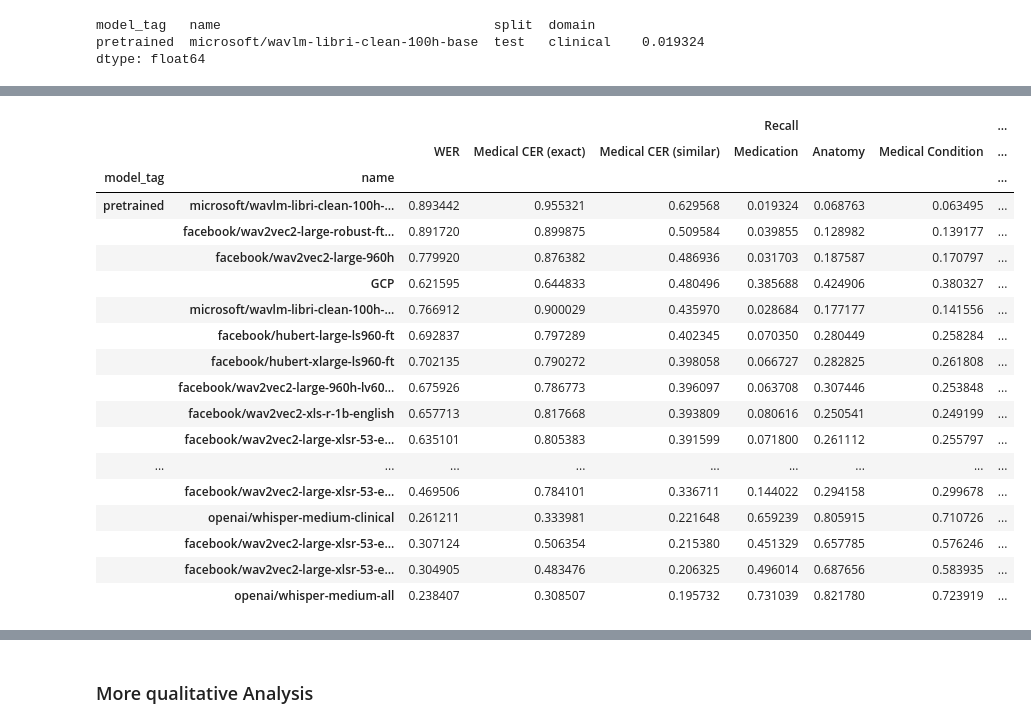
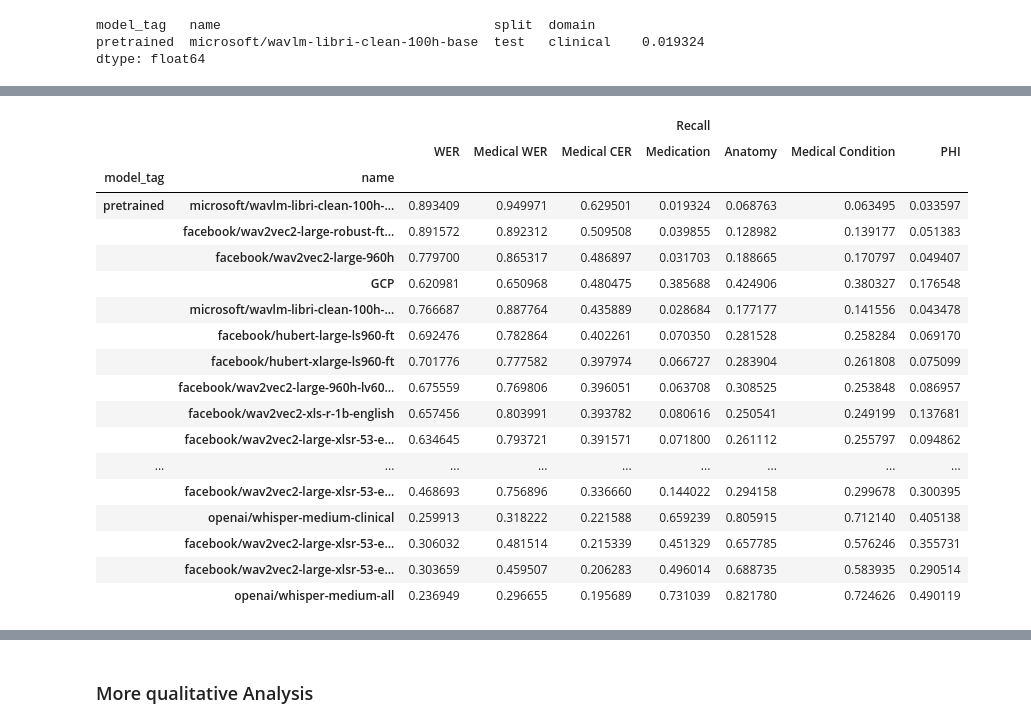
Before and after one commit to intron-innovation/AfriSpeech-200, a Jupyter notebook: notebooks/clinical_ner.ipynb, the cells around one changed output, grey strips where cells are left out. Drawn from its saved outputs; the diff is of its cells as text; code cells hidden in the pictures.

```diff
--- a/notebooks/clinical_ner.ipynb
+++ b/notebooks/clinical_ner.ipynb
@@ -658,13 +721,12 @@ indexes=["model_tag", "name", "split", "domain"]
 
 references="cat_entities"
 predictions="pred_cat_entities_similar"
-df_group_medical_cer_similar = df_merge.groupby(indexes).apply(lambda x: cer_metric.compute(predictions=x[predictions], references=x[references]))
+df_group_medical_cer = df_merge.groupby(indexes).apply(lambda x: cer_metric.compute(predictions=x[predictions], references=x[references]))
 
 references="cat_entities"
 predictions="pred_cat_entities_exact"
-
-df_group_medical_cer_exact = df_merge.groupby(indexes).apply(lambda x: cer_metric.compute(predictions=x[predictions], references=x[references]))
-
+# df_group_medical_cer_exact = df_merge.groupby(indexes).apply(lambda x: cer_metric.compute(predictions=x[predictions], references=x[references]))
+df_group_medical_wer = df_merge.groupby(indexes).apply(lambda x: compute_wer(x, predictions, references))
 
 predictions="prediction"
 references="transcript"
@@ -687,14 +749,14 @@ df_group_category_cer_similar = pd.concat(tmp, axis=1)
 927
 253
 # %%
-df_group_medical_cer_exact = df_group_medical_cer_exact.reset_index().set_index(indexes).rename(columns={0: "Medical CER (exact)"})
-df_group_medical_cer_similar = df_group_medical_cer_similar.reset_index().set_index(indexes).rename(columns={0: "Medical CER (similar)"})
+df_group_medical_cer = df_group_medical_cer.reset_index().set_index(indexes).rename(columns={0: "Medical CER"})
+df_group_medical_wer = df_group_medical_wer.reset_index().set_index(indexes).rename(columns={0: "Medical WER"})
 df_group_wer = df_group_wer.reset_index().set_index(indexes).rename(columns={0: "WER"})
 # %%
-df_result = df_group_wer.merge(df_group_medical_cer_similar, on=indexes)
-df_result = df_result.merge(df_group_medical_cer_exact, on=indexes)
-df_result = df_result.merge(df_group_category_cer_similar, on=indexes)
-df_result_partial = df_result.sort_values(["model_tag", "Medical CER (similar)"], ascending=False)
+df_result = df_group_wer.merge(df_group_medical_wer, on=indexes)
+df_result = df_result.merge(df_group_medical_cer, on=indexes)
+# df_result = df_result.merge(df_group_category_cer_similar, on=indexes)
+df_result_partial = df_result.sort_values(["model_tag", "Medical CER"], ascending=False)
 df_result_partial = df_result_partial.droplevel([2,3], axis=0)
 df_result_partial
 # %% [output]
@@ -774,7 +836,7 @@ df_result_ = df_group_list_mae.merge(df_group_list_recall, on=indexes)
 # %%
 df_result_all = _df_result.merge(df_result_, on=indexes)
 
-df_result_all = df_result_all.sort_values(["model_tag", ("", "Medical CER (similar)")], ascending=False)
+df_result_all = df_result_all.sort_values(["model_tag", ("", "Medical CER")], ascending=False)
 df_result_all = df_result_all.droplevel([2,3], axis=0)
 
 df_result_all
@@ -805,29 +867,29 @@ rename_columns = {'MEDICATION_count': 'Medication',
                  "PROTECTED_HEALTH_INFORMATION_count": "PHI"}
 df_result_all = df_result_all.rename(columns=rename_columns)
 # %%
-columns_to_report = [("", "WER"), ("", "Medical CER (exact)"), ("", "Medical CER (similar)"),
+columns_to_report = [("", "WER"), ("", "Medical WER"), ("", "Medical CER"),
                      ("Recall", "Medication"),
                      ("Recall", "Anatomy"), ("Recall", "Medical Condition"),
                      ("Recall", "PHI")]
 df_result_all[columns_to_report]
 # %% [output]
-|  |  |  |  |  | Recall |  |  | ... |
-|  |  | WER | Medical CER (exact) | Medical CER (similar) | Medication | Anatomy | Medical Condition | ... |
-| model_tag | name |  |  |  |  |  |  | ... |
-| pretrained | microsoft/wavlm-libri-clean-100h-... | 0.893442 | 0.955321 | 0.629568 | 0.019324 | 0.068763 | 0.063495 | ... |
-|  | facebook/wav2vec2-large-robust-ft... | 0.891720 | 0.899875 | 0.509584 | 0.039855 | 0.128982 | 0.139177 | ... |
-|  | facebook/wav2vec2-large-960h | 0.779920 | 0.876382 | 0.486936 | 0.031703 | 0.187587 | 0.170797 | ... |
-|  | GCP | 0.621595 | 0.644833 | 0.480496 | 0.385688 | 0.424906 | 0.380327 | ... |
-|  | microsoft/wavlm-libri-clean-100h-... | 0.766912 | 0.900029 | 0.435970 | 0.028684 | 0.177177 | 0.141556 | ... |
-|  | facebook/hubert-large-ls960-ft | 0.692837 | 0.797289 | 0.402345 | 0.070350 | 0.280449 | 0.258284 | ... |
-|  | facebook/hubert-xlarge-ls960-ft | 0.702135 | 0.790272 | 0.398058 | 0.066727 | 0.282825 | 0.261808 | ... |
-|  | facebook/wav2vec2-large-960h-lv60... | 0.675926 | 0.786773 | 0.396097 | 0.063708 | 0.307446 | 0.253848 | ... |
-|  | facebook/wav2vec2-xls-r-1b-english | 0.657713 | 0.817668 | 0.393809 | 0.080616 | 0.250541 | 0.249199 | ... |
-|  | facebook/wav2vec2-large-xlsr-53-e... | 0.635101 | 0.805383 | 0.391599 | 0.071800 | 0.261112 | 0.255797 | ... |
+|  |  |  |  |  | Recall |  |  |  |
+|  |  | WER | Medical WER | Medical CER | Medication | Anatomy | Medical Condition | PHI |
+| model_tag | name |  |  |  |  |  |  |  |
+| pretrained | microsoft/wavlm-libri-clean-100h-... | 0.893409 | 0.949971 | 0.629501 | 0.019324 | 0.068763 | 0.063495 | 0.033597 |
+|  | facebook/wav2vec2-large-robust-ft... | 0.891572 | 0.892312 | 0.509508 | 0.039855 | 0.128982 | 0.139177 | 0.051383 |
+|  | facebook/wav2vec2-large-960h | 0.779700 | 0.865317 | 0.486897 | 0.031703 | 0.188665 | 0.170797 | 0.049407 |
+|  | GCP | 0.620981 | 0.650968 | 0.480475 | 0.385688 | 0.424906 | 0.380327 | 0.176548 |
+|  | microsoft/wavlm-libri-clean-100h-... | 0.766687 | 0.887764 | 0.435889 | 0.028684 | 0.177177 | 0.141556 | 0.043478 |
+|  | facebook/hubert-large-ls960-ft | 0.692476 | 0.782864 | 0.402261 | 0.070350 | 0.281528 | 0.258284 | 0.069170 |
+|  | facebook/hubert-xlarge-ls960-ft | 0.701776 | 0.777582 | 0.397974 | 0.066727 | 0.283904 | 0.261808 | 0.075099 |
+|  | facebook/wav2vec2-large-960h-lv60... | 0.675559 | 0.769806 | 0.396051 | 0.063708 | 0.308525 | 0.253848 | 0.086957 |
+|  | facebook/wav2vec2-xls-r-1b-english | 0.657456 | 0.803991 | 0.393782 | 0.080616 | 0.250541 | 0.249199 | 0.137681 |
+|  | facebook/wav2vec2-large-xlsr-53-e... | 0.634645 | 0.793721 | 0.391571 | 0.071800 | 0.261112 | 0.255797 | 0.094862 |
 | ... | ... | ... | ... | ... | ... | ... | ... | ... |
-|  | facebook/wav2vec2-large-xlsr-53-e... | 0.469506 | 0.784101 | 0.336711 | 0.144022 | 0.294158 | 0.299678 | ... |
-|  | openai/whisper-medium-clinical | 0.261211 | 0.333981 | 0.221648 | 0.659239 | 0.805915 | 0.710726 | ... |
-|  | facebook/wav2vec2-large-xlsr-53-e... | 0.307124 | 0.506354 | 0.215380 | 0.451329 | 0.657785 | 0.576246 | ... |
-|  | facebook/wav2vec2-large-xlsr-53-e... | 0.304905 | 0.483476 | 0.206325 | 0.496014 | 0.687656 | 0.583935 | ... |
-|  | openai/whisper-medium-all | 0.238407 | 0.308507 | 0.195732 | 0.731039 | 0.821780 | 0.723919 | ... |
+|  | facebook/wav2vec2-large-xlsr-53-e... | 0.468693 | 0.756896 | 0.336660 | 0.144022 | 0.294158 | 0.299678 | 0.300395 |
+|  | openai/whisper-medium-clinical | 0.259913 | 0.318222 | 0.221588 | 0.659239 | 0.805915 | 0.712140 | 0.405138 |
+|  | facebook/wav2vec2-large-xlsr-53-e... | 0.306032 | 0.481514 | 0.215339 | 0.451329 | 0.657785 | 0.576246 | 0.355731 |
+|  | facebook/wav2vec2-large-xlsr-53-e... | 0.303659 | 0.459507 | 0.206283 | 0.496014 | 0.688735 | 0.583935 | 0.290514 |
+|  | openai/whisper-medium-all | 0.236949 | 0.296655 | 0.195689 | 0.731039 | 0.821780 | 0.724626 | 0.490119 |
 # %%
```
Also changed, not shown: parts of 46 cells of this notebook.
